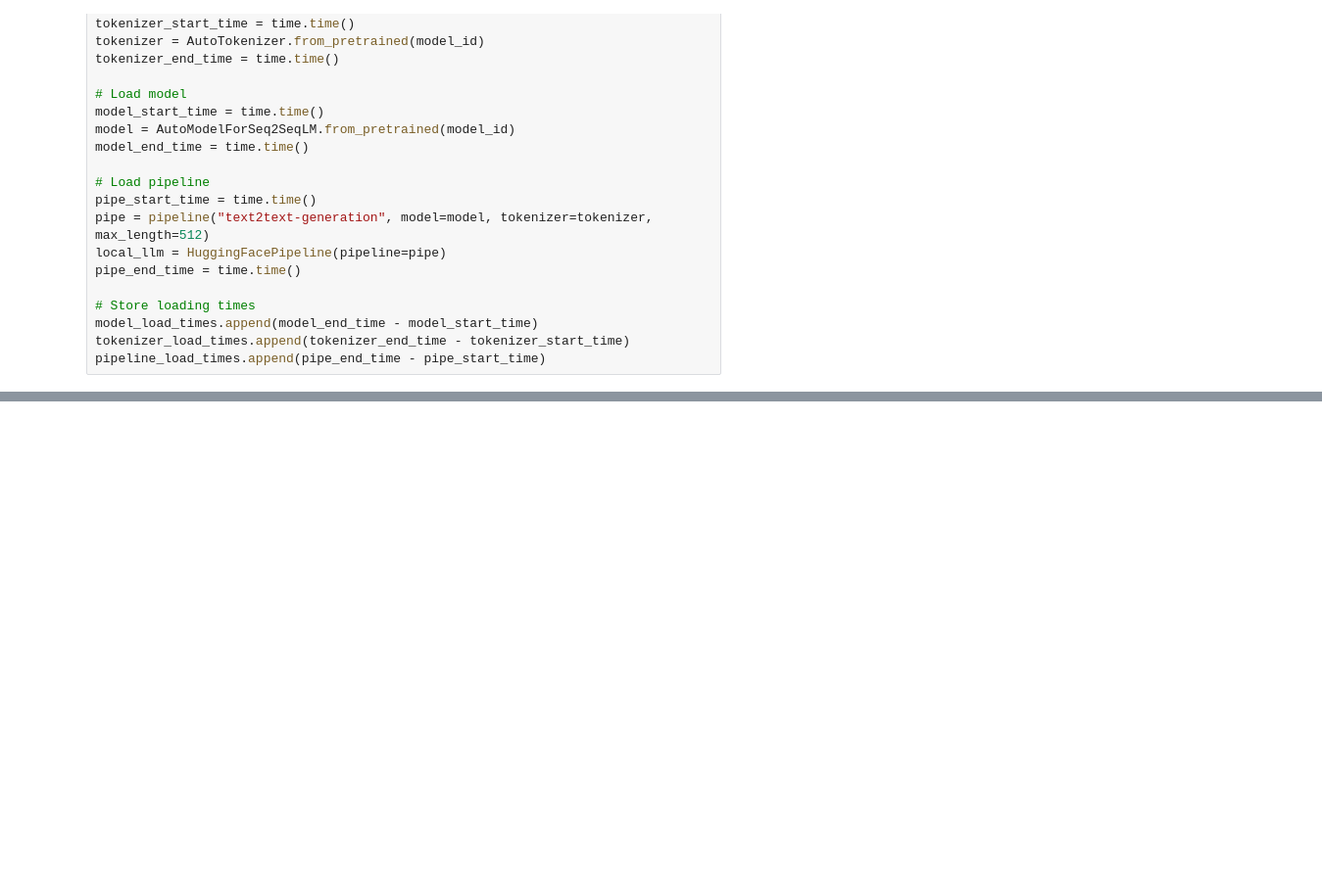
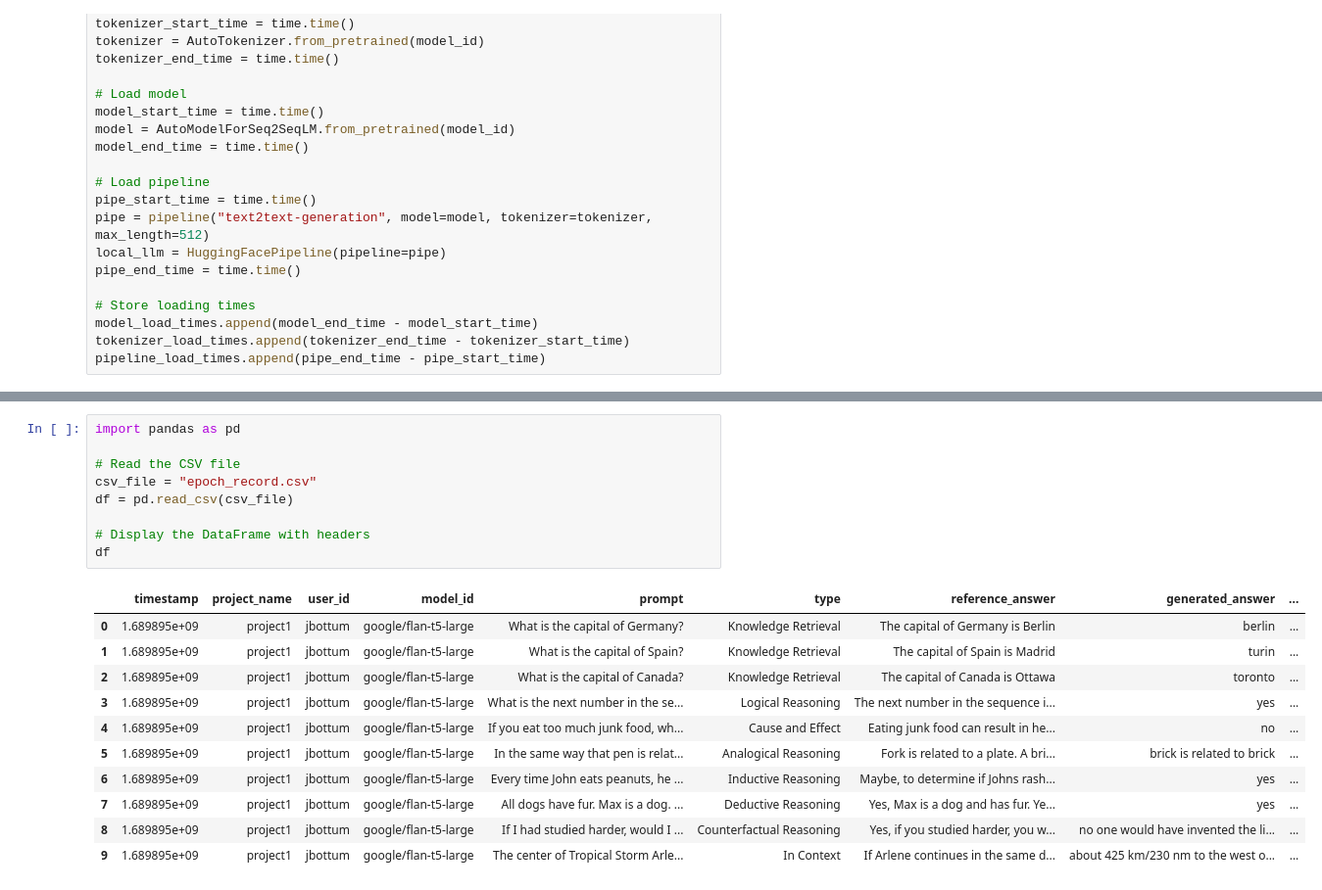
Before and after one commit to jbottum/t5pat, a Jupyter notebook: score2.ipynb, the cells around one changed output, grey strips where cells are left out. Shown at 98% size. Saved outputs shown, nothing was run; the diff lists cells and outputs as text; blank space fills up the shorter version.

```diff
--- a/score2.ipynb
+++ b/score2.ipynb
@@ -304,0 +328,21 @@ F1 Score: 0.8048513531684875
+# %%
+import pandas as pd
+
+# Read the CSV file
+csv_file = "epoch_record.csv"
+df = pd.read_csv(csv_file)
+
+# Display the DataFrame with headers
+df
+# %% [output]
+|  | timestamp | project_name | user_id | model_id | prompt | type | reference_answer | generated_answer | ... |
+| 0 | 1.689895e+09 | project1 | jbottum | google/flan-t5-large | What is the capital of Germany? | Knowledge Retrieval | The capital of Germany is Berlin | berlin | ... |
+| 1 | 1.689895e+09 | project1 | jbottum | google/flan-t5-large | What is the capital of Spain? | Knowledge Retrieval | The capital of Spain is Madrid | turin | ... |
+| 2 | 1.689895e+09 | project1 | jbottum | google/flan-t5-large | What is the capital of Canada? | Knowledge Retrieval | The capital of Canada is Ottawa | toronto | ... |
+| 3 | 1.689895e+09 | project1 | jbottum | google/flan-t5-large | What is the next number in the se... | Logical Reasoning | The next number in the sequence i... | yes | ... |
+| 4 | 1.689895e+09 | project1 | jbottum | google/flan-t5-large | If you eat too much junk food, wh... | Cause and Effect | Eating junk food can result in he... | no | ... |
+| 5 | 1.689895e+09 | project1 | jbottum | google/flan-t5-large | In the same way that pen is relat... | Analogical Reasoning | Fork is related to a plate. A bri... | brick is related to brick | ... |
+| 6 | 1.689895e+09 | project1 | jbottum | google/flan-t5-large | Every time John eats peanuts, he ... | Inductive Reasoning | Maybe, to determine if Johns rash... | yes | ... |
+| 7 | 1.689895e+09 | project1 | jbottum | google/flan-t5-large | All dogs have fur. Max is a dog. ... | Deductive Reasoning | Yes, Max is a dog and has fur. Ye... | yes | ... |
+| 8 | 1.689895e+09 | project1 | jbottum | google/flan-t5-large | If I had studied harder, would I ... | Counterfactual Reasoning | Yes, if you studied harder, you w... | no one would have invented the li... | ... |
+| 9 | 1.689895e+09 | project1 | jbottum | google/flan-t5-large | The center of Tropical Storm Arle... | In Context | If Arlene continues in the same d... | about 425 km/230 nm to the west o... | ... |
```
Also changed, not shown: parts of 6 cells of this notebook.
